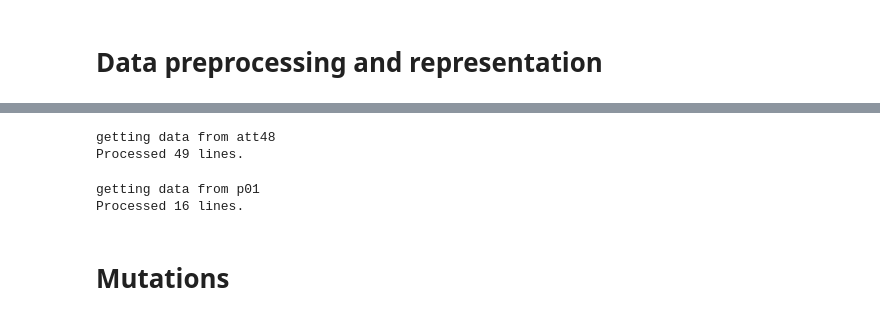
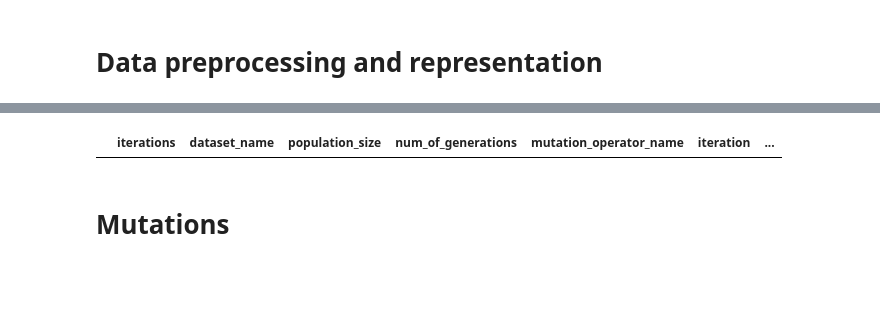
Before and after one commit to juliawiktoria/GA-for-TSP, a Jupyter notebook: ga_for_tsp.ipynb, the cells around one changed output, grey strips where cells are left out. Drawn from its saved outputs; the diff is of its cells as text; code cells hidden in the pictures; blank space fills up the shorter version.

```diff
--- a/ga_for_tsp.ipynb
+++ b/ga_for_tsp.ipynb
@@ -167,16 +128,13 @@ for elem in coord_datasets_names:
 def get_distance(point_a, point_b):
     distance = ((point_a.get_x() - point_b.get_x()) ** 2 + (point_a.get_y() - point_b.get_y() )** 2) ** 0.5
     return distance
-# %%
-att48_dataset = Dataset('/content/drive/MyDrive/tsp_data/cities_ATT48.csv', 'att48')
-# %% [output]
-getting data from att48
-Processed 49 lines.
-# %%
-p01_dataset = Dataset('/content/drive/MyDrive/tsp_data/cities_P01.csv', 'p01')
-# %% [output]
-getting data from p01
-Processed 16 lines.
+# %%
+cols = ['iterations', 'dataset_name', 'population_size', 'num_of_generations', 'mutation_operator_name', 'iteration', 'generation', 'best_fitness', 'worst_fitness', 'avg_fitness', 'fitness_std', 'best_path']
+final_results_df = pd.DataFrame(columns=cols)
+# %%
+final_results_df
+# %% [output]
+|  | iterations | dataset_name | population_size | num_of_generations | mutation_operator_name | iteration | ... |
 # %% [markdown]
 # Mutations
 # %%
```
Also changed, not shown: parts of 43 cells of this notebook.
